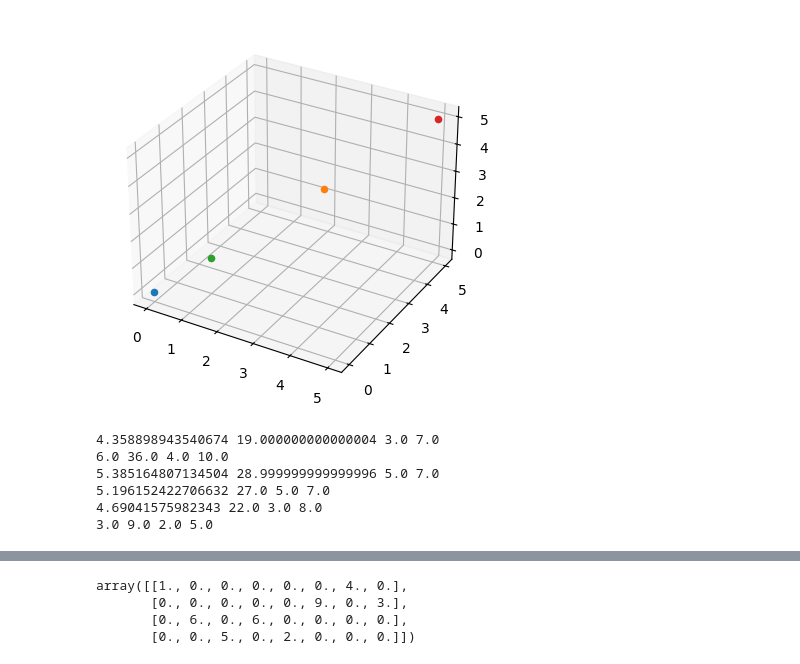
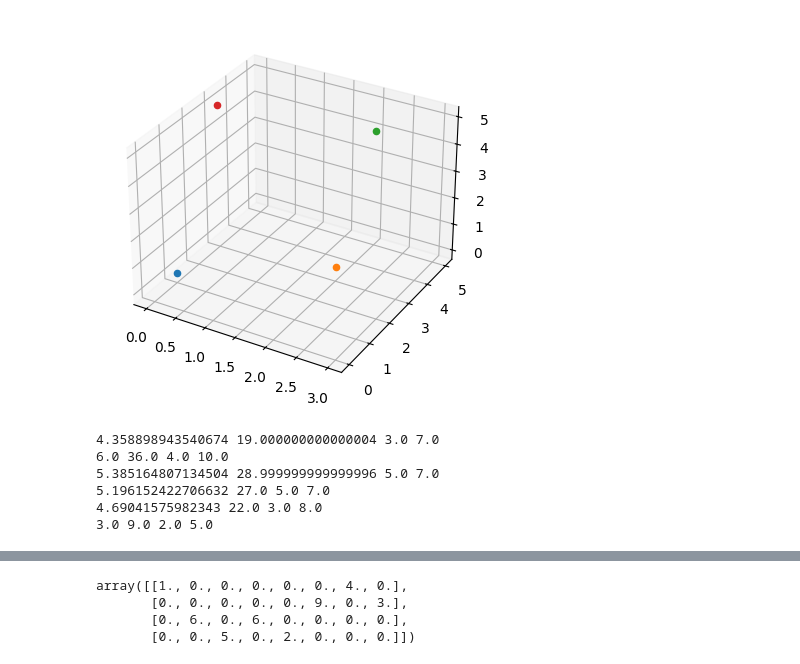
Before and after one commit to LaryStef/AI, a Jupyter notebook: Kotov_T_Workbook3.ipynb, the cells around one changed output, grey strips where cells are left out. Drawn from its saved outputs; the diff is of its cells as text; code cells hidden in the pictures.

```diff
--- a/Kotov_T_Workbook3.ipynb
+++ b/Kotov_T_Workbook3.ipynb
@@ -1,29 +1,29 @@
 # %%
 import matplotlib.pyplot as plt
 import numpy as np
 
 
 fig = plt.figure()
 ax = fig.add_subplot(111, projection='3d')
-ax.scatter(0, 0, 0)
-ax.scatter(3, 3, 3)
-ax.scatter(1, 1, 1)
-ax.scatter(5, 5, 5)
+ax.scatter(0, 1, 0)
+ax.scatter(3, 0, 3)
+ax.scatter(2, 5, 4)
+ax.scatter(0, 3, 5)
 plt.show()
 
 p1 = np.array((0, 1, 0))
 p2 = np.array((3, 0, 3))
 p3 = np.array((2, 5, 4))
 p4 = np.array((0, 3, 5))
 
 print(np.linalg.norm(p1-p2),np.linalg.norm(p1-p2)**2,np.linalg.norm(p1-p2,ord=np.inf),np.linalg.norm(p1-p2, ord=1))
 print(np.linalg.norm(p1-p3),np.linalg.norm(p1-p3)**2,np.linalg.norm(p1-p3,ord=np.inf),np.linalg.norm(p1-p3, ord=1))
 print(np.linalg.norm(p1-p4),np.linalg.norm(p1-p4)**2,np.linalg.norm(p1-p4,ord=np.inf),np.linalg.norm(p1-p4, ord=1))
 print(np.linalg.norm(p2-p3),np.linalg.norm(p2-p3)**2,np.linalg.norm(p2-p3,ord=np.inf),np.linalg.norm(p2-p3, ord=1))
 print(np.linalg.norm(p2-p4),np.linalg.norm(p2-p4)**2,np.linalg.norm(p2-p4,ord=np.inf),np.linalg.norm(p2-p4, ord=1))
 print(np.linalg.norm(p3-p4),np.linalg.norm(p3-p4)**2,np.linalg.norm(p3-p4,ord=np.inf),np.linalg.norm(p3-p4, ord=1))
 # %% [output]
-[figure, old version]
+[figure, new version]
 4.358898943540674 19.000000000000004 3.0 7.0
 6.0 36.0 4.0 10.0
 5.385164807134504 28.999999999999996 5.0 7.0
```
Also changed, not shown: parts of 1 cell of this notebook, 3 other files.
